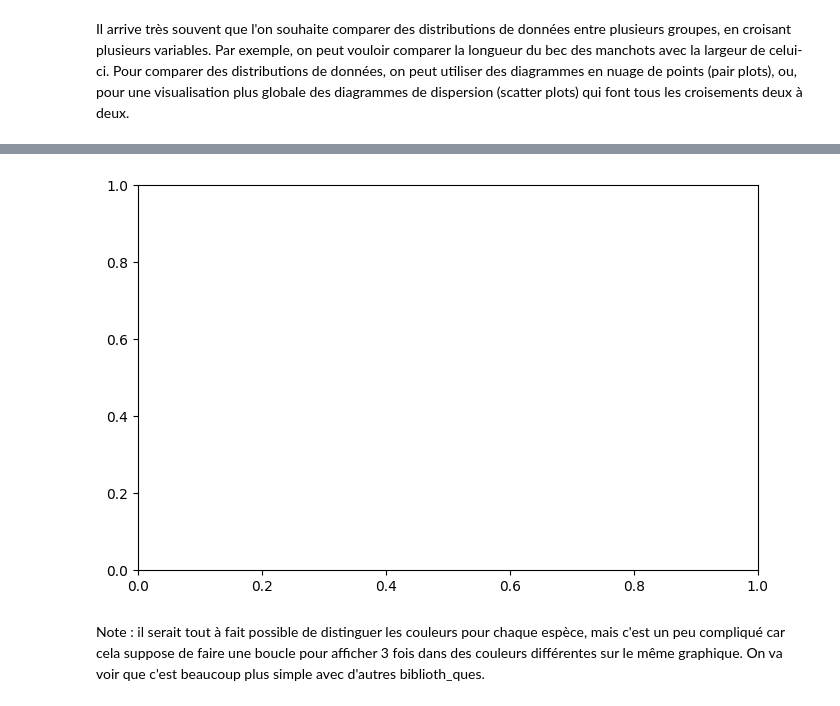
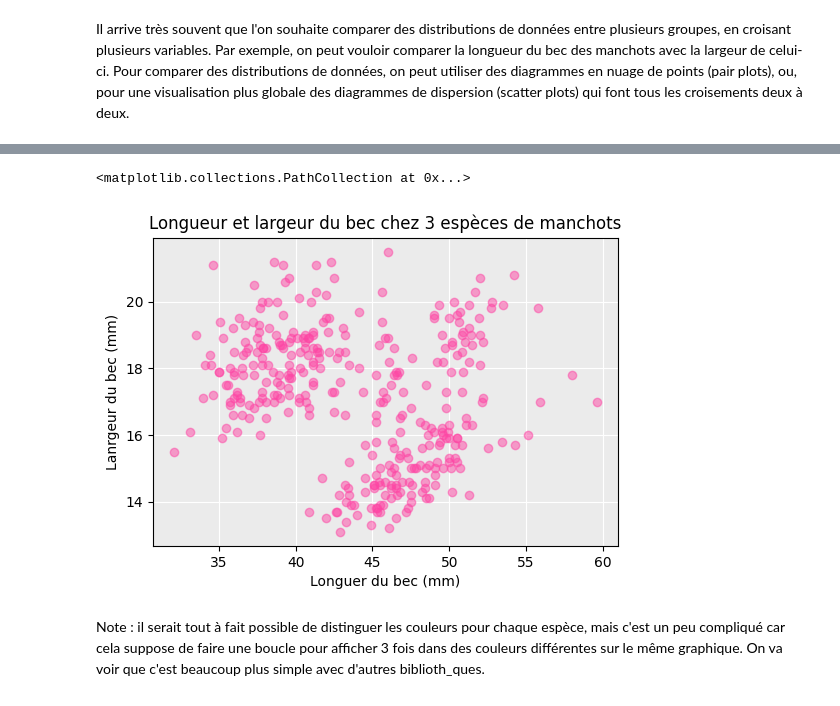
Before and after one commit to iinnesperado/ihm-tme, a Jupyter notebook: TME-ihm-data-viz/ai2d-tme-data-viz-RuizBravo-Rahaoui.ipynb, the cells around one changed output, grey strips where cells are left out. Cells and saved outputs as stored; diff of their text form; code cells hidden in the pictures.

Commit message:
scatterplot pt1 done

```diff
--- a/TME-ihm-data-viz/ai2d-tme-data-viz-RuizBravo-Rahaoui.ipynb
+++ b/TME-ihm-data-viz/ai2d-tme-data-viz-RuizBravo-Rahaoui.ipynb
@@ -237,11 +237,19 @@ Pour comparer des distributions de données, on peut utiliser des diagrammes en
 Pour le nuage de points, nous allons faire appel à la fonction `scatter` de matplotlib qui prend 2 ensembles de données (ici 2 colonnes). Ne pas oublier d'avoir comme précédemment une légende et des axes nommés. L'ajout de transparence, avec la paramètre `alpha` permet de mieux visualiser les zones où les points se chevauchent. La figure devrait ressembler à ceci :
 
 <img src="scatter.png">
-# %%
-plt.figure(figsize=(8,5), dpi=100)
-ax = plt.subplot(111)
-# %% [output]
-[figure, removed]
+# %%
+plt.figure(figsize=(6,4), dpi=100)
+ax = plt.subplot(111)
+plt.title("Longueur et largeur du bec chez 3 espèces de manchots")
+plt.xlabel("Longuer du bec (mm)")
+plt.ylabel("Lanrgeur du bec (mm)")
+plt.rc('axes',axisbelow=True)
+plt.grid(color="white")
+ax.set_facecolor("#EBEBEB")
+ax.scatter(penguins['bill_length_mm'],penguins['bill_depth_mm'], color='xkcd:barbie pink', edgecolors='xkcd:barbie pink', alpha=0.5)
+# %% [output]
+<matplotlib.collections.PathCollection at 0x...>
+[figure, added]
 # %% [markdown]
 Note : il serait tout à fait possible de distinguer les couleurs pour chaque espèce, mais c'est un peu compliqué car cela suppose de faire une boucle pour afficher 3 fois dans des couleurs différentes sur le même graphique. On va voir que c'est beaucoup plus simple avec d'autres biblioth_ques.
 # %% [markdown]
```
